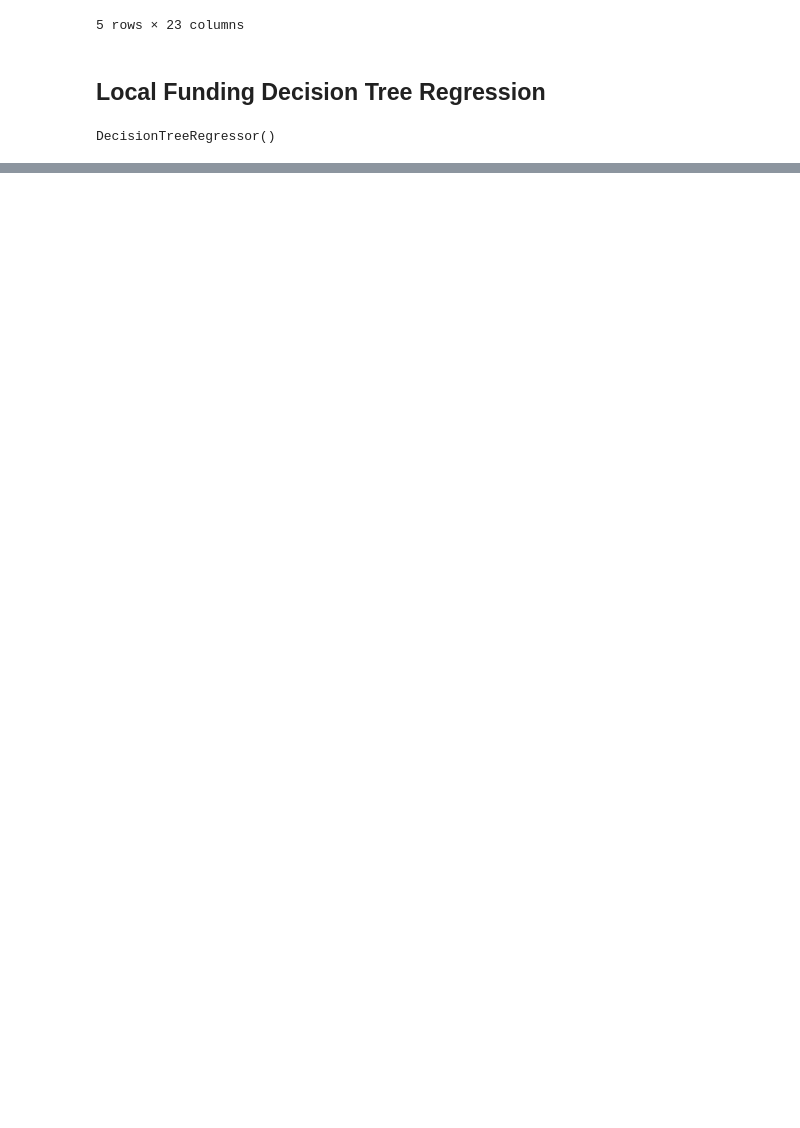
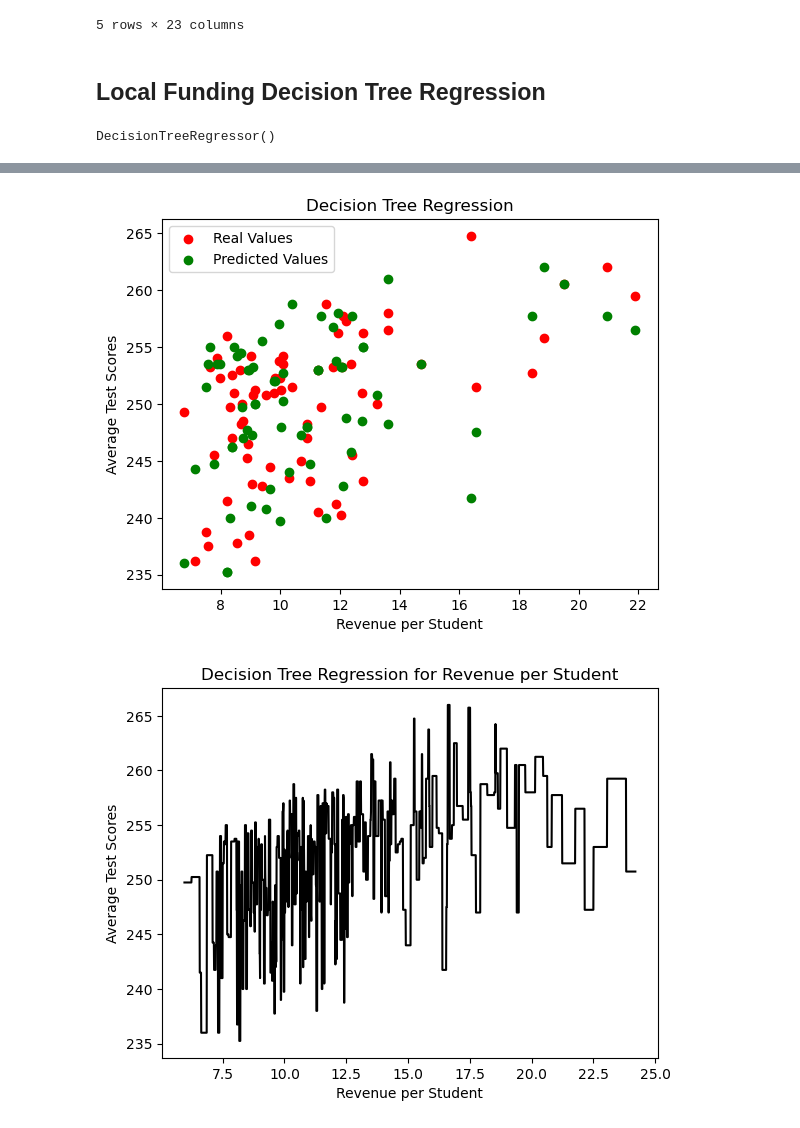
Before and after one commit to alecabrera27/US_Educational_Funding, a Jupyter notebook: Machine Learning/Decision_Tree_Regression.ipynb, the cells around one changed output, grey strips where cells are left out. Cells and saved outputs as stored; diff of their text form; code cells hidden in the pictures; blank space fills up the shorter version.

Commit message:
New ML models

```diff
--- a/Machine Learning/Decision_Tree_Regression.ipynb
+++ b/Machine Learning/Decision_Tree_Regression.ipynb
@@ -154,0 +156,11 @@ plt.show()
+# %%
+#defining test variables
+X1 = df[["RevenuePerStudent"]].values
+y1 = df['Avg Score'].values
+# %%
+#Splitting the dataset into the Training set and Test set
+X1_train, X1_test, y1_train, y1_test = train_test_split(X1, y1, test_size = 0.20)
+# %%
+#Training the Decision Tree Regression model on the training set
+regressor = DecisionTreeRegressor()
+regressor.fit(X1_train, y1_train)
@@ -154,0 +169,3 @@ plt.show()
+# %%
+#Predicting the Results
+y1_pred = regressor.predict(X1_test)
@@ -154,0 +183,21 @@ plt.show()
+# %%
+# Visualising the Decision Tree Regression Results
+
+X1_grid = np.arange(min(X1), max(X1), 0.01)
+X1_grid = X1_grid.reshape((len(X1_grid), 1))
+plt.scatter(X1_test, y1_test, color = 'red', label = 'Real Values')
+plt.scatter(X1_test, y1_pred, color = 'green', label = 'Predicted Values')
+plt.title('Decision Tree Regression')
+plt.xlabel('Revenue per Student')
+plt.ylabel('Average Test Scores')
+plt.legend(fontsize=10)
+plt.show()
+
+plt.plot(X1_grid, regressor.predict(X1_grid), color = 'black')
+plt.xlabel('Revenue per Student')
+plt.ylabel('Average Test Scores')
+plt.title('Decision Tree Regression for Revenue per Student')
+plt.show()
+# %% [output]
+[figure, added]
+[figure, added]
```
Also changed, not shown: parts of 8 cells of this notebook, 3 other files.
